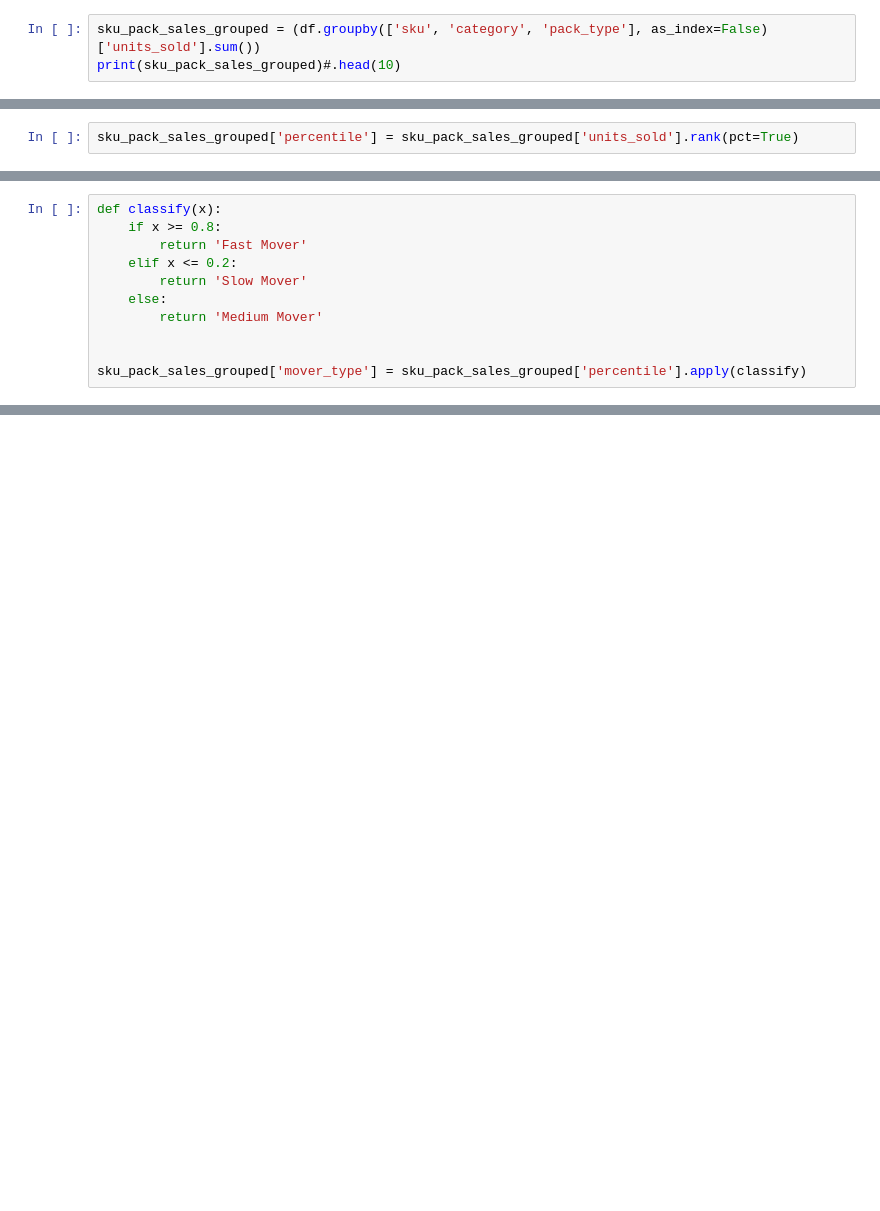
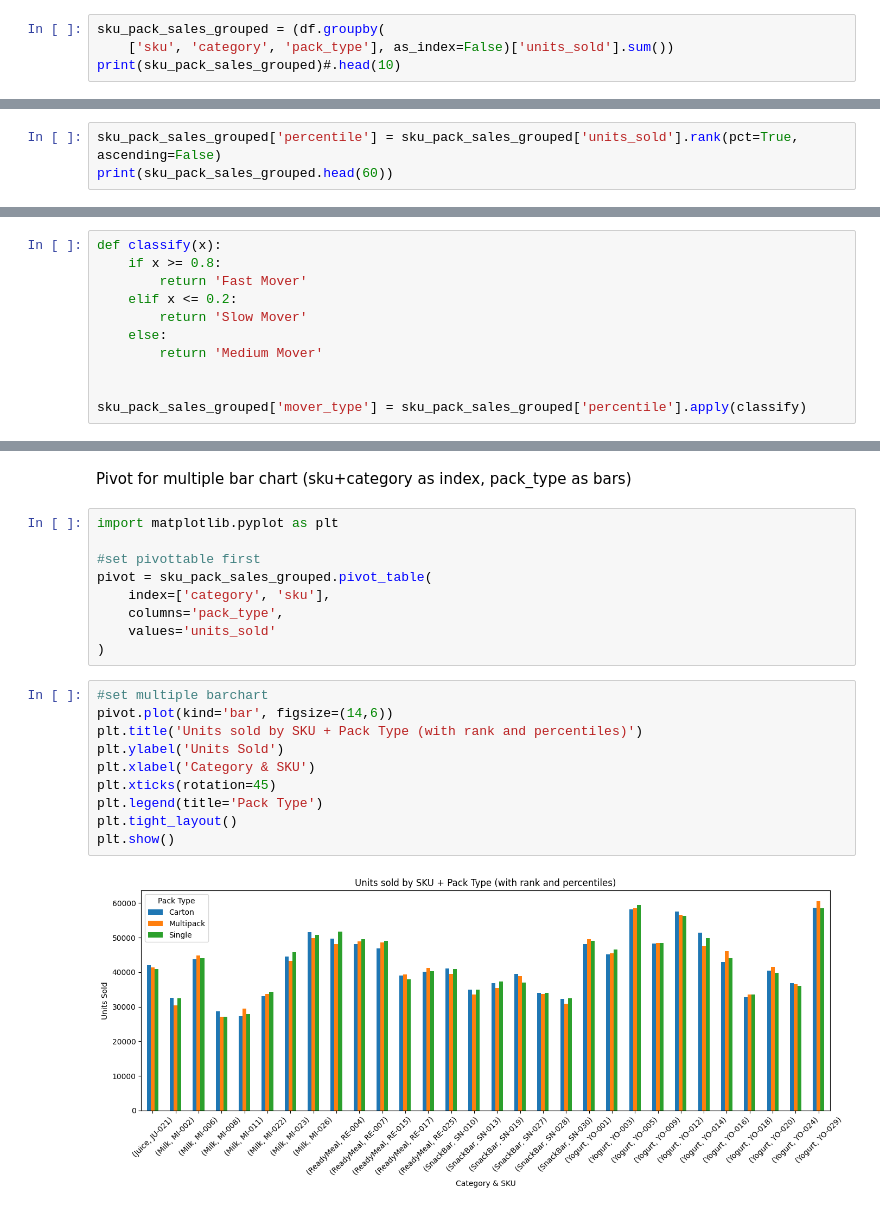
Before and after one commit to ElizabethOgbee/ComfyMart_Analysis, a Jupyter notebook: filter.ipynb, the cells around one changed output, grey strips where cells are left out. Drawn from its saved outputs; the diff is of its cells as text; blank space fills up the shorter version.

Commit message:
visual images added

```diff
--- a/filter.ipynb
+++ b/filter.ipynb
@@ -156,7 +156,8 @@ So grouping by sku + pack_type is not mixing up data — it’s actually separat
 
 ✅ If you agree with this logic, we can proceed with grouping by sku + pack_type.
 # %%
-sku_pack_sales_grouped = (df.groupby(['sku', 'category', 'pack_type'], as_index=False)['units_sold'].sum())
+sku_pack_sales_grouped = (df.groupby(
+    ['sku', 'category', 'pack_type'], as_index=False)['units_sold'].sum())
 print(sku_pack_sales_grouped)#.head(10)
 # %% [output]
        sku category  pack_type  units_sold
@@ -180,4 +181,5 @@ sku_pack_sales_grouped['rank'] = sku_pack_sales_grouped['units_sold'].rank(ascen
 # %% [markdown]
  Percentile (relative standing from 0 → 1)
 # %%
-sku_pack_sales_grouped['percentile'] = sku_pack_sales_grouped['units_sold'].rank(pct=True)
+sku_pack_sales_grouped['percentile'] = sku_pack_sales_grouped['units_sold'].rank(pct=True, ascending=False)
+print(sku_pack_sales_grouped.head(60))
@@ -196,0 +237,23 @@ sku_pack_sales_grouped['mover_type'] = sku_pack_sales_grouped['percentile'].appl
+# %% [markdown]
+Pivot for multiple bar chart (sku+category as index, pack_type as bars)
+# %%
+import matplotlib.pyplot as plt
+
+#set pivottable first
+pivot = sku_pack_sales_grouped.pivot_table(
+    index=['category', 'sku'],
+    columns='pack_type',
+    values='units_sold'
+)
+# %%
+#set multiple barchart
+pivot.plot(kind='bar', figsize=(14,6))
+plt.title('Units sold by SKU + Pack Type (with rank and percentiles)')
+plt.ylabel('Units Sold')
+plt.xlabel('Category & SKU')
+plt.xticks(rotation=45)
+plt.legend(title='Pack Type')
+plt.tight_layout()
+plt.show()
+# %% [output]
+[figure, added]
```
Also changed, not shown: parts of 2 cells of this notebook, 3 other files.
